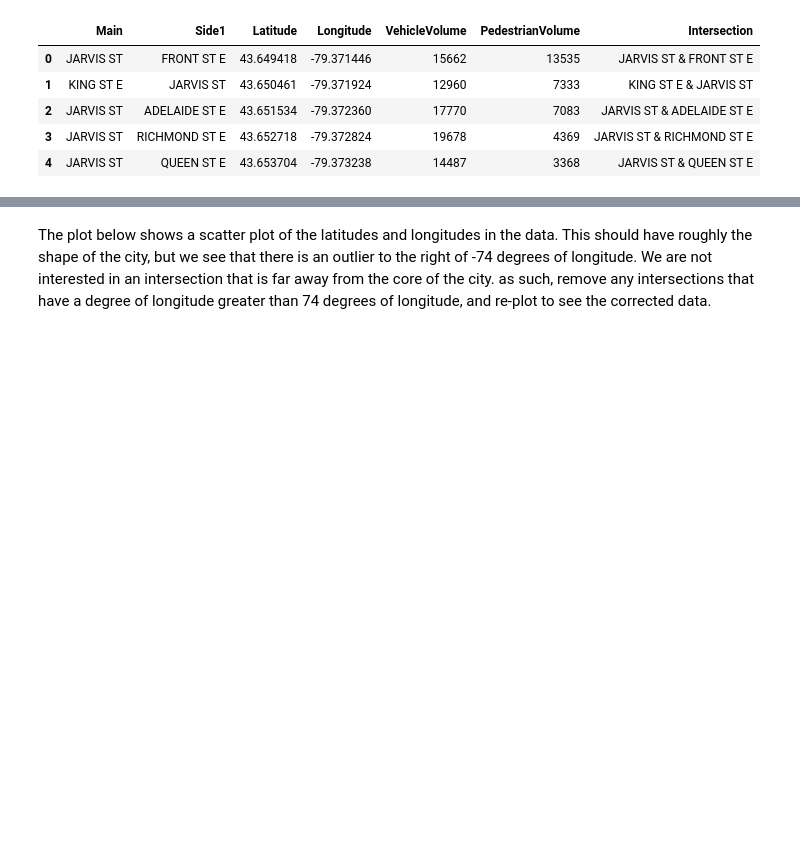
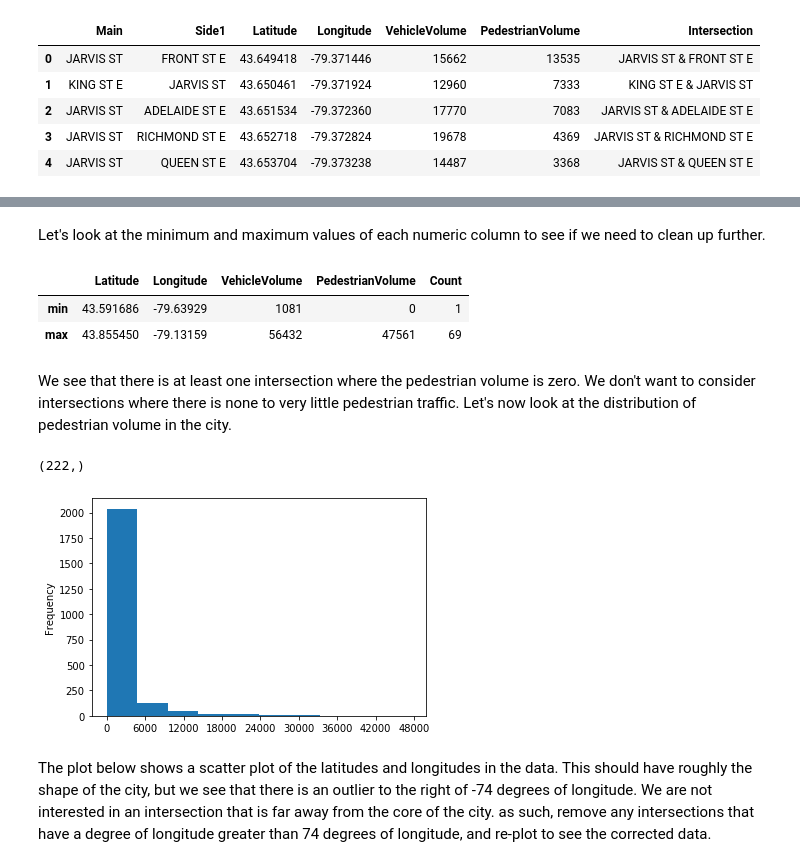
Before and after one commit to FuegoDiego/Coursera_Capstone, a Jupyter notebook: Predicting the Popularity of Venues in Downtown Toronto.ipynb, the cells around one changed output, grey strips where cells are left out. Saved outputs shown, nothing was run; the diff lists cells and outputs as text; code cells hidden in the pictures; blank space fills up the shorter version.

```diff
--- a/Predicting the Popularity of Venues in Downtown Toronto.ipynb
+++ b/Predicting the Popularity of Venues in Downtown Toronto.ipynb
@@ -73,11 +73,3 @@ traffic_df.head()
 | 2 | JARVIS ST | ADELAIDE ST E | 43.651534 | -79.372360 | 17770 | 7083 | JARVIS ST & ADELAIDE ST E |
 | 3 | JARVIS ST | RICHMOND ST E | 43.652718 | -79.372824 | 19678 | 4369 | JARVIS ST & RICHMOND ST E |
 | 4 | JARVIS ST | QUEEN ST E | 43.653704 | -79.373238 | 14487 | 3368 | JARVIS ST & QUEEN ST E |
-# %%
-count_main = traffic_df['Main'].value_counts().reset_index()
-count_main.columns = ['Main', 'Count']
-
-traffic_df = traffic_df.merge(count_main.set_index('Main'), on='Main')
-traffic_df.sort_values(by='Count', ascending=False, inplace=True)
-traffic_df.reset_index(inplace=True, drop=True)
-traffic_df.head()
@@ -91,3 +76,30 @@ traffic_df.head()
+# %% [markdown]
+Let's look at the minimum and maximum values of each numeric column to see if we need to clean up further.
+# %%
+def MinMax(x):
+    return pd.Series(index=['min','max'],data=[x.min(),x.max()])
+
+traffic_df._get_numeric_data().apply(MinMax)
+# %% [output]
+|  | Latitude | Longitude | VehicleVolume | PedestrianVolume | Count |
+| min | 43.591686 | -79.63929 | 1081 | 0 | 1 |
+| max | 43.855450 | -79.13159 | 56432 | 47561 | 69 |
+# %% [markdown]
+We see that there is at least one intersection where the pedestrian volume is zero. We don't want to consider intersections where there is none to very little pedestrian traffic. Let's now look at the distribution of pedestrian volume in the city.
+# %%
+traffic_df.drop(traffic_df[traffic_df['PedestrianVolume'] == 0].index, inplace=True)
+# %%
+num_bins = round(traffic_df.shape[0]/10)
+data = traffic_df['PedestrianVolume']
+print(traffic_df.loc[traffic_df['PedestrianVolume'] > 5000]['PedestrianVolume'].shape)
+
+fig, ax = plt.subplots()
+data.plot.hist(bins=num_bins)
+ax.xaxis.set_major_locator(plt.MaxNLocator(10))
+plt.show()
+# %% [output]
+(222,)
+[figure, added]
 # %% [markdown]
 The plot below shows a scatter plot of the latitudes and longitudes in the data. This should have roughly the shape of the city, but we see that there is an outlier to the right of -74 degrees of longitude. We are not interested in an intersection that is far away from the core of the city. as such, remove any intersections that have a degree of longitude greater than 74 degrees of longitude, and re-plot to see the corrected data.
 # %%
```
Also changed, not shown: parts of 12 cells of this notebook.
